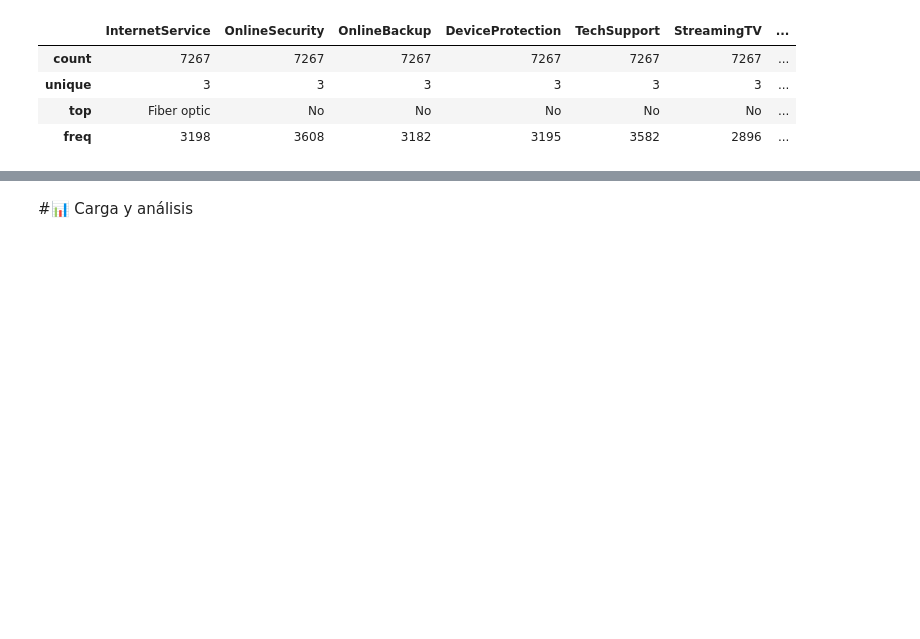
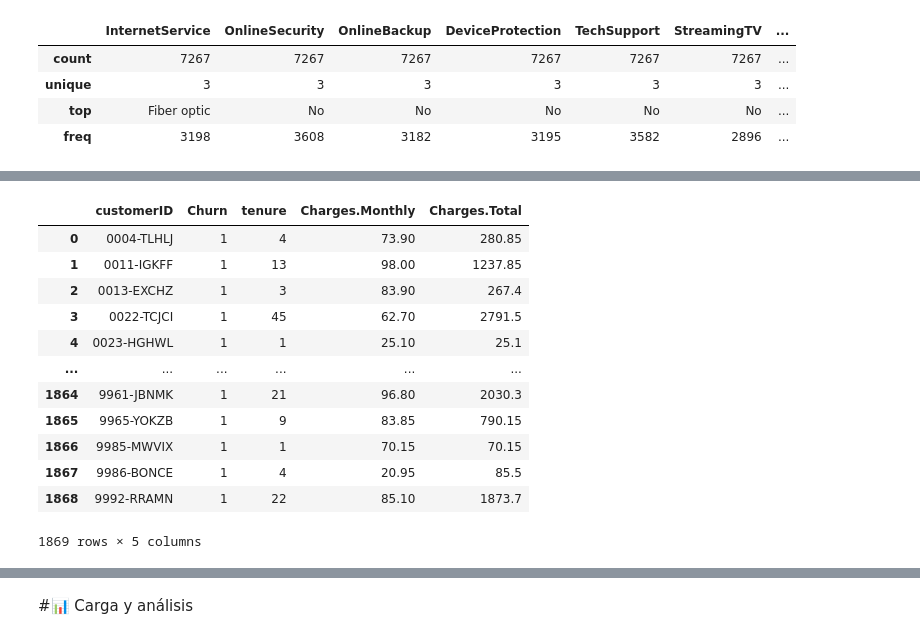
Before and after one commit to clopezv/Challenger_TelecomX, a Jupyter notebook: TelecomX_LATAM_CLV.ipynb, the cells around one changed output, grey strips where cells are left out. Saved outputs shown, nothing was run; the diff lists cells and outputs as text; code cells hidden in the pictures; blank space fills up the shorter version.

```diff
--- a/TelecomX_LATAM_CLV.ipynb
+++ b/TelecomX_LATAM_CLV.ipynb
@@ -482,0 +566,29 @@ AnalisisAccount
+# %%
+#Conteo de evasión por variables numéricas
+data_customer = pd.json_normalize(df['customer'])
+df_normalized_customer = pd.concat([df.reset_index(drop=True), data_customer.reset_index(drop=True)], axis=1)
+
+
+data_account = pd.json_normalize(df['account'])
+
+charges_data = data_account[['Charges.Monthly', 'Charges.Total']]
+
+df_churn_intermediate = df_normalized_customer[df_normalized_customer['Churn'] == 1][['customerID', 'Churn', 'tenure']].reset_index(drop=True)
+charges_data_filtered = charges_data[df_normalized_customer['Churn'] == 1].reset_index(drop=True)
+
+df_churn_final = pd.concat([df_churn_intermediate, charges_data_filtered], axis=1)
+df_churn_final
+# %% [output]
+|  | customerID | Churn | tenure | Charges.Monthly | Charges.Total |
+| 0 | 0004-TLHLJ | 1 | 4 | 73.90 | 280.85 |
+| 1 | 0011-IGKFF | 1 | 13 | 98.00 | 1237.85 |
+| 2 | 0013-EXCHZ | 1 | 3 | 83.90 | 267.4 |
+| 3 | 0022-TCJCI | 1 | 45 | 62.70 | 2791.5 |
+| 4 | 0023-HGHWL | 1 | 1 | 25.10 | 25.1 |
+| ... | ... | ... | ... | ... | ... |
+| 1864 | 9961-JBNMK | 1 | 21 | 96.80 | 2030.3 |
+| 1865 | 9965-YOKZB | 1 | 9 | 83.85 | 790.15 |
+| 1866 | 9985-MWVIX | 1 | 1 | 70.15 | 70.15 |
+| 1867 | 9986-BONCE | 1 | 4 | 20.95 | 85.5 |
+| 1868 | 9992-RRAMN | 1 | 22 | 85.10 | 1873.7 |
+1869 rows × 5 columns
```
Also changed, not shown: parts of 40 cells of this notebook.
